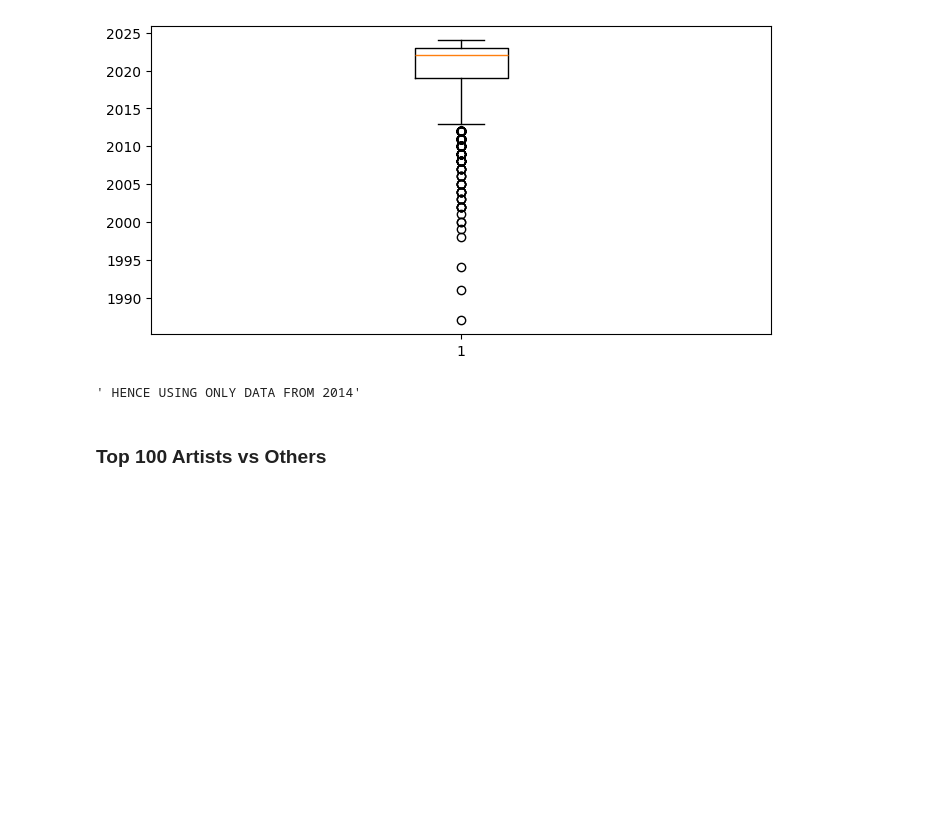
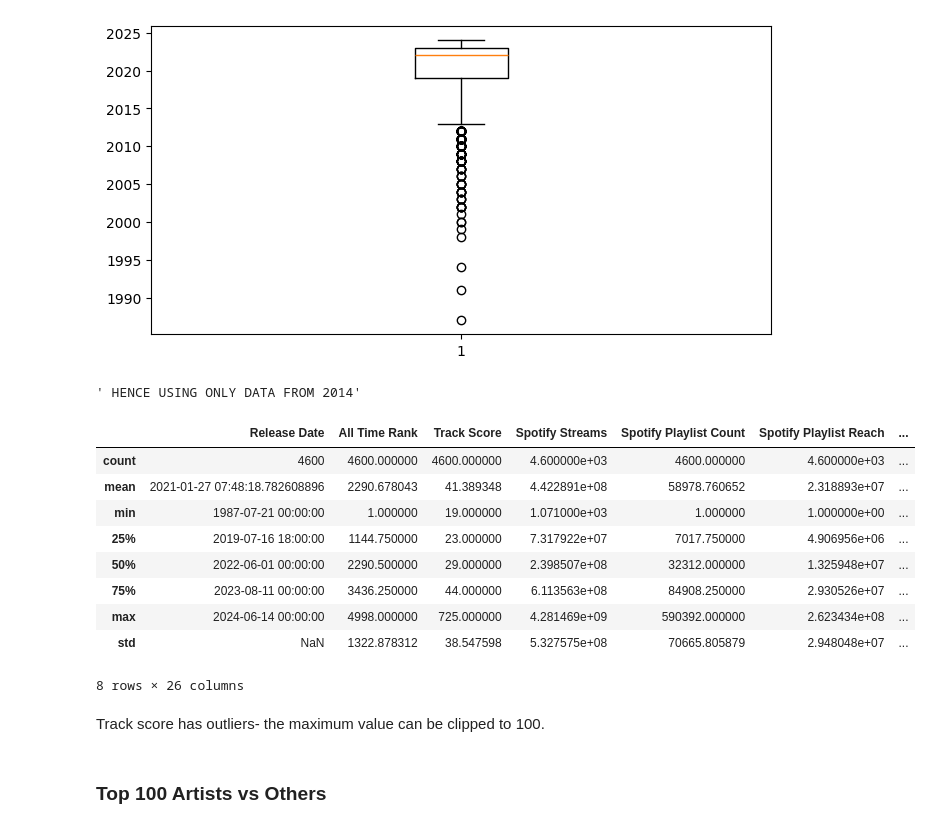
Before and after one commit to suchethsikha/Spotify_2024_EDA, a Jupyter notebook: Group_spotify.ipynb, the cells around one changed output. Drawn from its saved outputs; the diff is of its cells as text; code cells hidden in the pictures; blank space fills up the shorter version.

```diff
--- a/Group_spotify.ipynb
+++ b/Group_spotify.ipynb
@@ -149,6 +149,21 @@ plt.show()
 # %% [output]
 [figure]
 ' HENCE USING ONLY DATA FROM 2014'
+# %%
+spotify.describe()
+# %% [output]
+|  | Release Date | All Time Rank | Track Score | Spotify Streams | Spotify Playlist Count | Spotify Playlist Reach | ... |
+| count | 4600 | 4600.000000 | 4600.000000 | 4.600000e+03 | 4600.000000 | 4.600000e+03 | ... |
+| mean | 2021-01-27 07:48:18.782608896 | 2290.678043 | 41.389348 | 4.422891e+08 | 58978.760652 | 2.318893e+07 | ... |
+| min | 1987-07-21 00:00:00 | 1.000000 | 19.000000 | 1.071000e+03 | 1.000000 | 1.000000e+00 | ... |
+| 25% | 2019-07-16 18:00:00 | 1144.750000 | 23.000000 | 7.317922e+07 | 7017.750000 | 4.906956e+06 | ... |
+| 50% | 2022-06-01 00:00:00 | 2290.500000 | 29.000000 | 2.398507e+08 | 32312.000000 | 1.325948e+07 | ... |
+| 75% | 2023-08-11 00:00:00 | 3436.250000 | 44.000000 | 6.113563e+08 | 84908.250000 | 2.930526e+07 | ... |
+| max | 2024-06-14 00:00:00 | 4998.000000 | 725.000000 | 4.281469e+09 | 590392.000000 | 2.623434e+08 | ... |
+| std | NaN | 1322.878312 | 38.547598 | 5.327575e+08 | 70665.805879 | 2.948048e+07 | ... |
+8 rows × 26 columns
+# %% [markdown]
+Track score has outliers- the maximum value can be clipped to 100.
 # %% [markdown]
 <h3>  Top 100 Artists vs Others </h3>
 # %% [markdown]
```
Also changed, not shown: parts of 3 cells of this notebook.
